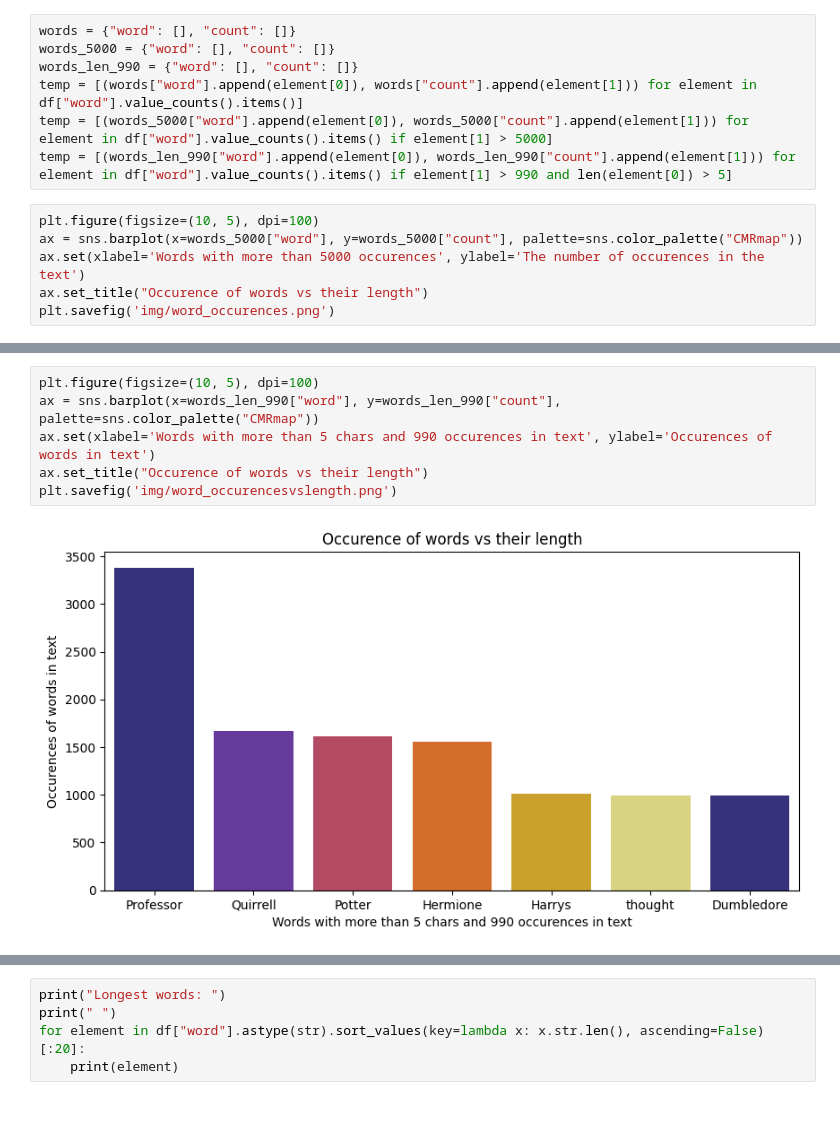
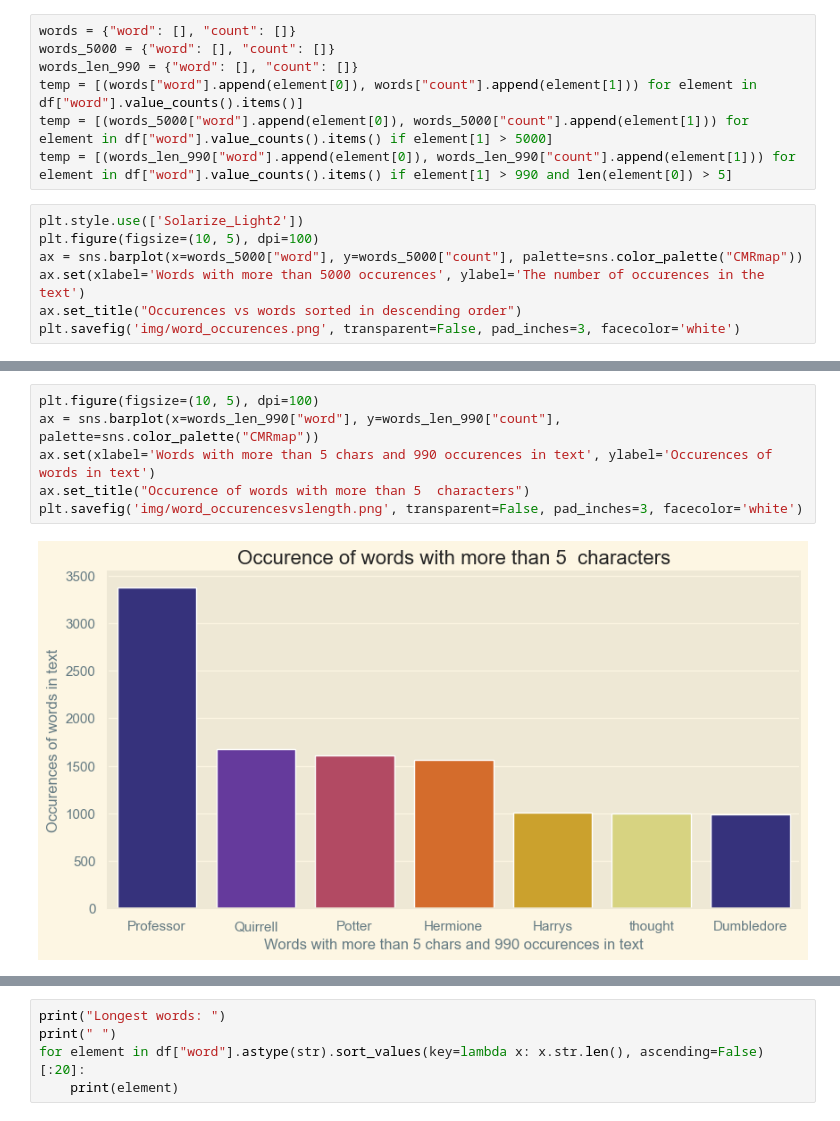
Before and after one commit to obrhubr/hpmor-datascience, a Jupyter notebook: viz/visualization.ipynb, the cells around one changed output, grey strips where cells are left out. Saved outputs shown, nothing was run; the diff lists cells and outputs as text.

```diff
--- a/viz/visualization.ipynb
+++ b/viz/visualization.ipynb
@@ -25,9 +25,10 @@ temp = [(words["word"].append(element[0]), words["count"].append(element[1])) fo
 temp = [(words_5000["word"].append(element[0]), words_5000["count"].append(element[1])) for element in df["word"].value_counts().items() if element[1] > 5000]
 temp = [(words_len_990["word"].append(element[0]), words_len_990["count"].append(element[1])) for element in df["word"].value_counts().items() if element[1] > 990 and len(element[0]) > 5]
 # %%
+plt.style.use(['Solarize_Light2'])
 plt.figure(figsize=(10, 5), dpi=100)
 ax = sns.barplot(x=words_5000["word"], y=words_5000["count"], palette=sns.color_palette("CMRmap"))
 ax.set(xlabel='Words with more than 5000 occurences', ylabel='The number of occurences in the text')
-ax.set_title("Occurence of words vs their length")
-plt.savefig('img/word_occurences.png')
+ax.set_title("Occurences vs words sorted in descending order")
+plt.savefig('img/word_occurences.png', transparent=False, pad_inches=3, facecolor='white')
 # %% [output]
@@ -35,11 +36,11 @@ plt.savefig('img/word_occurences.png')
 # %%
 plt.figure(figsize=(10, 5), dpi=100)
 ax = sns.barplot(x=words_len_990["word"], y=words_len_990["count"], palette=sns.color_palette("CMRmap"))
 ax.set(xlabel='Words with more than 5 chars and 990 occurences in text', ylabel='Occurences of words in text')
-ax.set_title("Occurence of words vs their length")
-plt.savefig('img/word_occurencesvslength.png')
+ax.set_title("Occurence of words with more than 5  characters")
+plt.savefig('img/word_occurencesvslength.png', transparent=False, pad_inches=3, facecolor='white')
 # %% [output]
-[figure, old version]
+[figure, new version]
 # %%
 plt.figure(figsize=(10, 5), dpi=100)
 ax = sns.barplot(x=pd.Series(words["word"]).str.len(), y=np.log1p(words["count"]), palette=sns.color_palette("CMRmap"))
```
Also changed, not shown: parts of 9 cells of this notebook, 9 other files.
